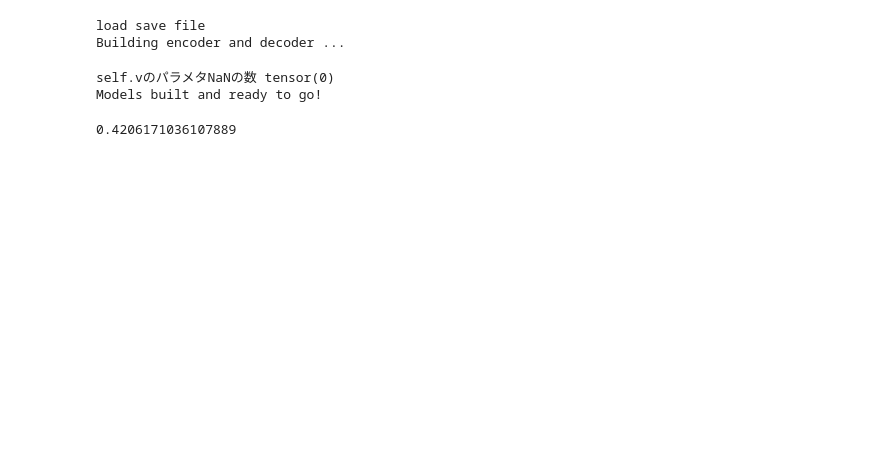
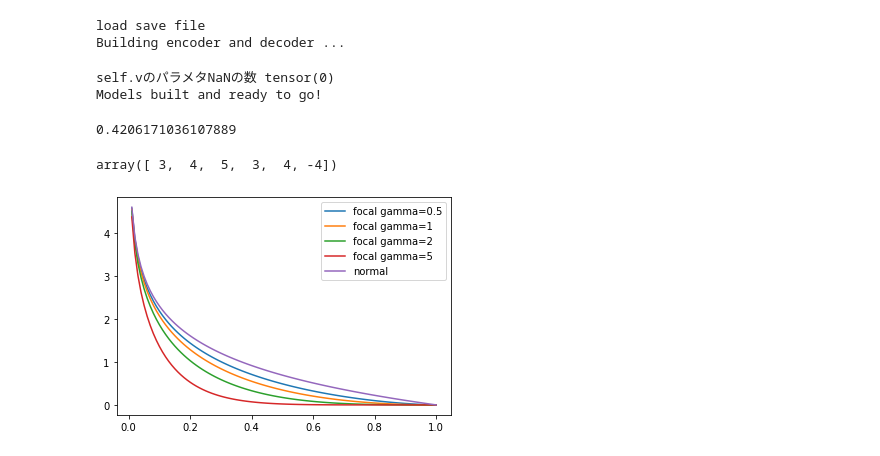
Before and after one commit to mmamoru/pytorch-seq2seq, a Jupyter notebook: on_mercury_ja-seq2seq.ipynb, the cells around one changed output. Cells and saved outputs as stored; diff of their text form; code cells hidden in the pictures; blank space fills up the shorter version.

```diff
--- a/on_mercury_ja-seq2seq.ipynb
+++ b/on_mercury_ja-seq2seq.ipynb
@@ -97,7 +102,7 @@ class Voc:
 import unicodedata
 import re
 
-MAX_LENGTH = 15  # Maximum sentence length to consider
+MAX_LENGTH = 20  # Maximum sentence length to consider
 
 # Turn a Unicode string to plain ASCII, thanks to
 # https://stackoverflow.com/a/518232/2809427
@@ -169,5 +174,5 @@ pairs:
 # %%
-MIN_COUNT = 10  # Minimum word count threshold for trimming
+MIN_COUNT = 28#22#  # Minimum word count threshold for trimming
 
 
 def trimRareWords(voc, pairs, MIN_COUNT):
@@ -385,8 +397,8 @@ class Attn(nn.Module):
 
 #print('attn_energies2',attn_energies)###1
 # %%
-a = [random.choice(pairs) for _ in range(5)]
-input_variable, lengths, target_variable, mask, max_target_len = batch2TrainData(voc,a)
+# a = [random.choice(pairs) for _ in range(5)]
+# input_variable, lengths, target_variable, mask, max_target_len = batch2TrainData(voc,a)
 # batch2TrainData(voc,a)
 # embedding = nn.Embedding(voc.num_words, 3)
 # encoder = EncoderRNN(3, embedding, 2, 0)
@@ -422,7 +434,8 @@ input_variable, lengths, target_variable, mask, max_target_len = batch2TrainData
 # embedded = embedding(decoder_input)
 # grud = nn.GRU(3,3,4,dropout=0)
 # print(embedded.size(),decoder_hidden.size())
-# grud(embedded,decoder_hidden)
+# rnn_output, hidden = grud(embedded,decoder_hidden)
+# print('rnn_output=',rnn_output.size(),'hidden=',hidden.size())
 # %%
 class AttnDecoderRNN(nn.Module):
     def __init__(
@@ -517,7 +531,9 @@ pairs:
 # %%
-def maskNLLLoss(inp, target, mask):
+def focalLoss(inp, target, mask, gamma=2, eps=1e-7):
     nTotal = mask.sum()
-    crossEntropy = -torch.log(torch.gather(inp, 1, target.view(-1, 1)).squeeze(1))
-    loss = crossEntropy.masked_select(mask).mean()
+    logit = torch.gather(inp, 1, target.view(-1, 1)).squeeze(1)
+    crossEntropy = -torch.log(logit)# cross entropy
+    loss = crossEntropy * (1 - logit) ** gamma # focal loss
+    loss = loss.masked_select(mask).mean()
     loss = loss.to(device)
     return loss, nTotal.item()
@@ -1481,3 +1425,50 @@ Building encoder and decoder ...
 self.vのパラメタNaNの数 tensor(0)
 Models built and ready to go!
 0.4206171036107889
+# %%
+import numpy as np
+b = [1,2,3,4,5,1,2,3,4,-1,-4]
+b = np.array(b)
+b[abs(b)>2]
+# %% [output]
+array([ 3,  4,  5,  3,  4, -4])
+# %%
+from matplotlib import pyplot as plt
+
+def maskNLLLoss(inp, target, mask):
+    nTotal = mask.sum()
+    logit = torch.gather(inp, 1, target.view(-1, 1))
+    crossEntropy = -torch.log(logit.squeeze(1))
+    loss = crossEntropy.masked_select(mask).mean()
+    loss = loss.to(device)
+    return loss, nTotal.item()
+
+def focalLoss(inp, target, mask, gamma=1, eps=1e-7):
+    nTotal = mask.sum()
+    logit = torch.gather(inp, 1, target.view(-1, 1)).squeeze(1)
+    crossEntropy = -torch.log(logit)# cross entropy
+    loss = crossEntropy * (1 - logit) ** gamma # focal loss
+    loss = loss.masked_select(mask).mean()
+    loss = loss.to(device)
+    return loss, nTotal.item()
+
+
+xitem = [i/100 for i in range(1,101)]
+for ite in [ 0.5, 1, 2, 5]:
+    focalloss = []
+    normalloss = []
+    for x in range(1,101):
+        sample = [[(1-x/100)/3, x/100, (1-x/100)/3, (1-x/100)/3]]
+        decoder_output = torch.tensor(sample)
+        mask = torch.BoolTensor([[1]])
+        target_variable = torch.LongTensor([[1]])
+        normalloss.append(maskNLLLoss(decoder_output, target_variable[0], mask[0])[0].item())
+        focalloss.append(focalLoss(decoder_output, target_variable[0], mask[0],gamma=ite)[0].item())
+
+    plt.plot(xitem,focalloss,label=('focal gamma='+str(ite)))
+
+plt.plot(xitem,normalloss,label=('normal'))
+plt.legend()
+plt.show()
+# %% [output]
+[figure, added]
```
Also changed, not shown: parts of 24 cells of this notebook, 12 other files.
